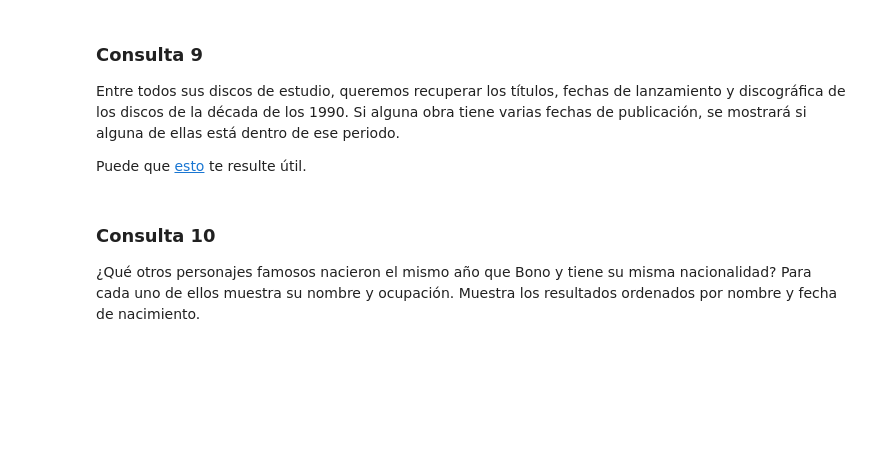
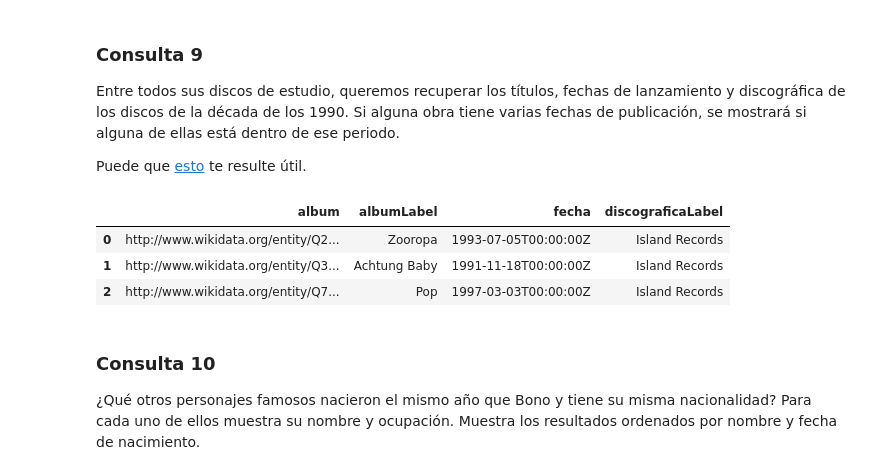
Before and after one commit to ALK222/IA2, a Jupyter notebook: labs/lab1/P1_sparql_enunciado_2023_GII.ipynb, the cells around one changed output. Cells and saved outputs as stored; diff of their text form; code cells hidden in the pictures; blank space fills up the shorter version.

```diff
--- a/labs/lab1/P1_sparql_enunciado_2023_GII.ipynb
+++ b/labs/lab1/P1_sparql_enunciado_2023_GII.ipynb
@@ -263,6 +280,25 @@ U2 es sin duda un grupo con una larga trayectoria. ¿Cuántas discos ha lanzado?
 Entre todos sus discos de estudio, queremos recuperar los títulos, fechas de lanzamiento y discográfica de los discos de la década de los 1990. Si alguna obra tiene varias fechas de publicación, se mostrará si alguna de ellas está dentro de ese periodo.
 
 Puede que [esto](https://www.wikidata.org/wiki/Wikidata:SPARQL_tutorial#FILTER) te resulte útil.
+# %%
+%%wdsparql
+SELECT ?album ?albumLabel ?fecha ?discograficaLabel
+
+WHERE
+{
+#   ?album performer U2
+    ?album wdt:P7937 wd:Q208569;
+           wdt:P577 ?fecha;
+           wdt:P264 ?discografica;
+           wdt:P175 wd:Q396.
+    FILTER("1989-12-31"^^xsd:dateTime <= ?fecha && ?fecha < "2000-01-01"^^xsd:dateTime).
+    SERVICE wikibase:label{bd:serviceParam wikibase:language "en".}
+}
+# %% [output]
+|  | album | albumLabel | fecha | discograficaLabel |
+| 0 | http://www.wikidata.org/entity/Q2... | Zooropa | 1993-07-05T00:00:00Z | Island Records |
+| 1 | http://www.wikidata.org/entity/Q3... | Achtung Baby | 1991-11-18T00:00:00Z | Island Records |
+| 2 | http://www.wikidata.org/entity/Q7... | Pop | 1997-03-03T00:00:00Z | Island Records |
 # %% [markdown]
 ### Consulta 10
 
```
Also changed, not shown: parts of 2 cells of this notebook.
